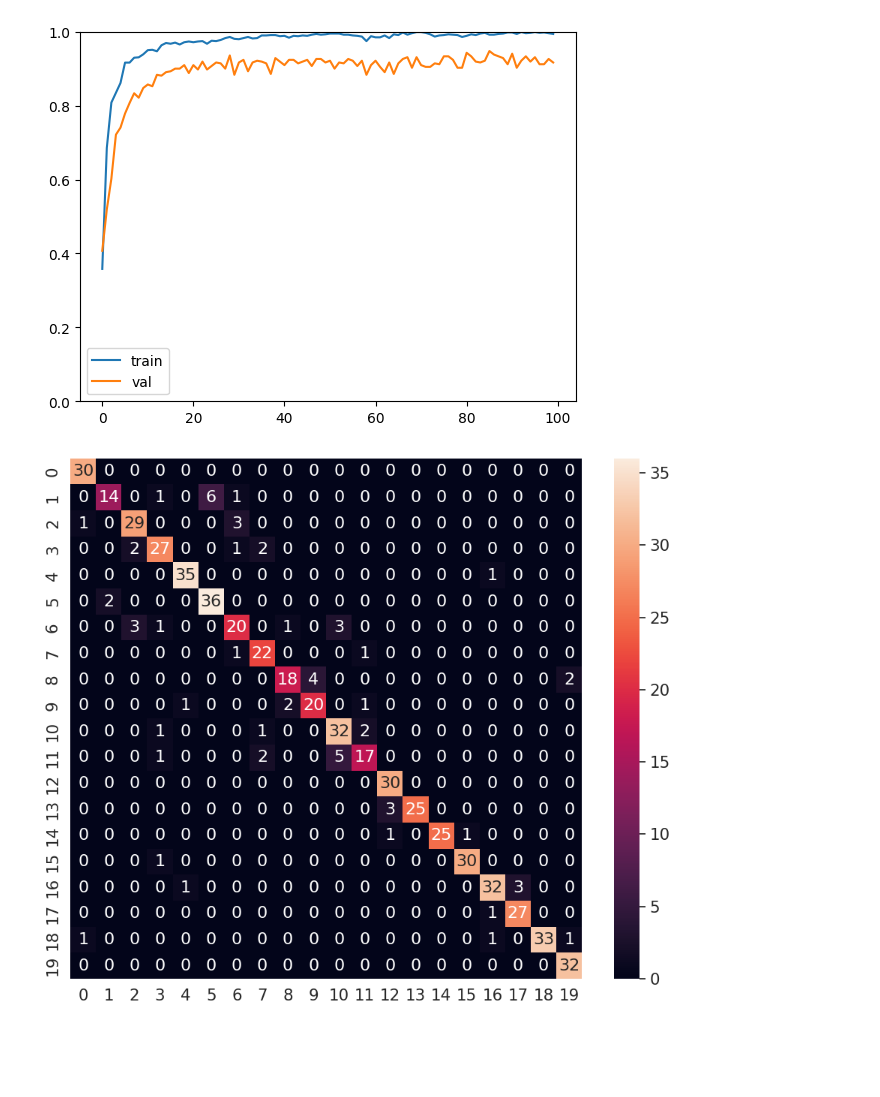
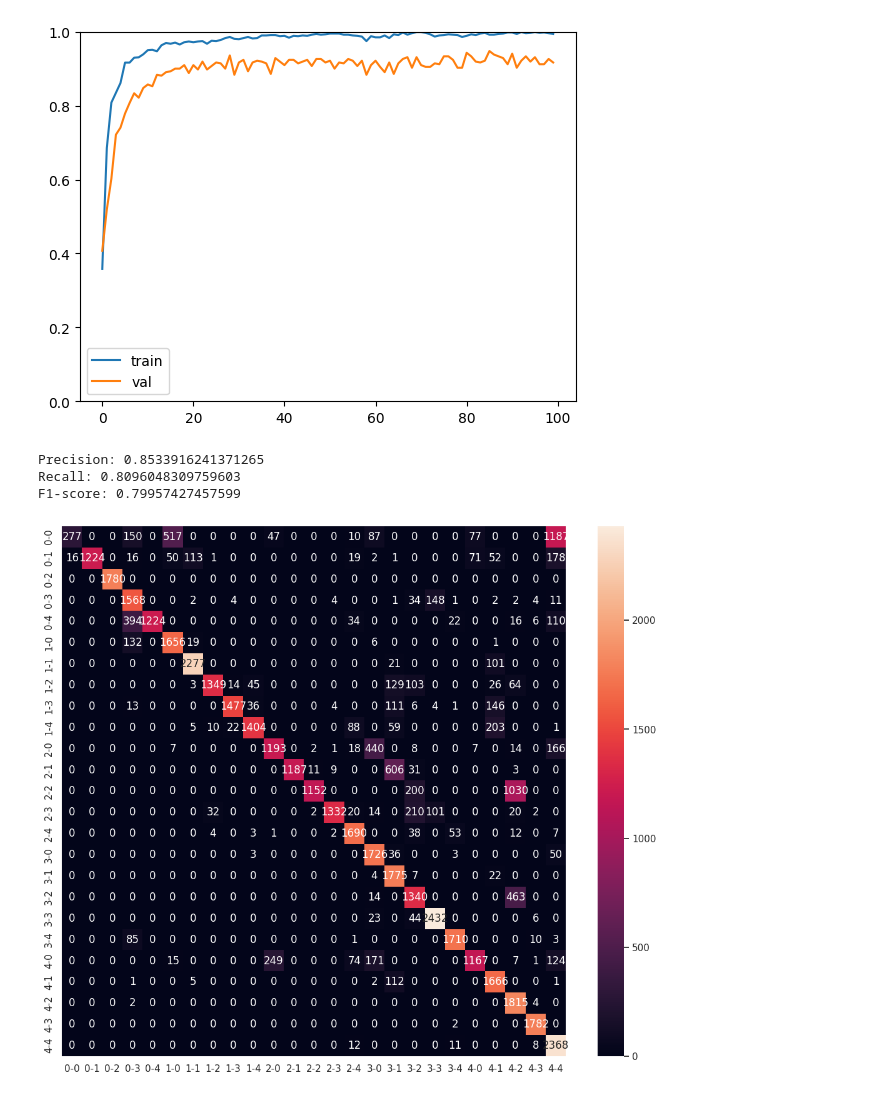
Before and after one commit to rachung2510/oppy, a Jupyter notebook: model_LSTM.ipynb, the cells around one changed output. Cells and saved outputs as stored; diff of their text form; code cells hidden in the pictures; blank space fills up the shorter version.

Commit message:
add precision, recall, f1

```diff
--- a/model_LSTM.ipynb
+++ b/model_LSTM.ipynb
@@ -22,7 +15,7 @@ To enable them in other operations, rebuild TensorFlow with the appropriate comp
 # %% [markdown]
 # Import Data
 # %%
-df = pd.read_csv("data/data_left.csv", index_col=0)
+df = pd.read_csv("data/data_right.csv", index_col=0)
 df.tail()
 # %% [output]
 |  | index | middle | ring | pinky | label |
@@ -34,9 +27,9 @@ df.tail()
 # %%
 # visualize data
 df_reduced = df.groupby('label', group_keys=False).apply(lambda df: df.sample(1))
-fig, ax = plt.subplots(7,3)
-fig.set_size_inches((12,21))
-for i in range(20):
+fig, ax = plt.subplots(8,3)
+fig.set_size_inches((12,24))
+for i in range(24):
     row = df_reduced.iloc[i,:]
     r,c = i//3, i%3
     label = row["label"]
@@ -152,18 +145,30 @@ Train accuracy: 0.9938775300979614
 Validation accuracy: 0.9166666865348816
 Test accuracy: 0.8899999856948853
 [figure]
+# %%
+model = keras.models.load_model("models/lstm/")
 # %%
 y_pred = model.predict(X_test, verbose=0)
 y_pred_rd = np.argmax(y_pred, axis=1)
 y_test_rd = np.argmax(y_test, axis=1)
+
+print("Precision:", precision_score(y_test_rd, y_pred_rd, average="macro"))
+print("Recall:", recall_score(y_test_rd, y_pred_rd, average="macro"))
+print("F1-score:", f1_score(y_test_rd, y_pred_rd, average="macro"))
+
 cm = confusion_matrix(y_test_rd, y_pred_rd)
-df_cm = pd.DataFrame(cm, range(20), range(20))
-plt.figure(figsize=(11,9))
-sn.set(font_scale=1.4) # for label size
-sn.heatmap(df_cm, annot=True, annot_kws={"size": 16}) # font size
+df_cm = pd.DataFrame(cm, range(n_classes), range(n_classes))
+plt.figure(figsize=(13,11))
+sn.set(font_scale=1) # for label size
+ticklabels = np.unique(labels)
+sn.heatmap(df_cm, annot=True, annot_kws={"size": 12}, fmt="d",
+           xticklabels=ticklabels, yticklabels=ticklabels) # font size
 plt.show()
 # %% [output]
+Precision: 0.8533916241371265
+Recall: 0.8096048309759603
+F1-score: 0.79957427457599
-[figure, old version]
+[figure, new version]
 # %%
 import time
 
```
Also changed, not shown: parts of 5 cells of this notebook, 1 other file.
